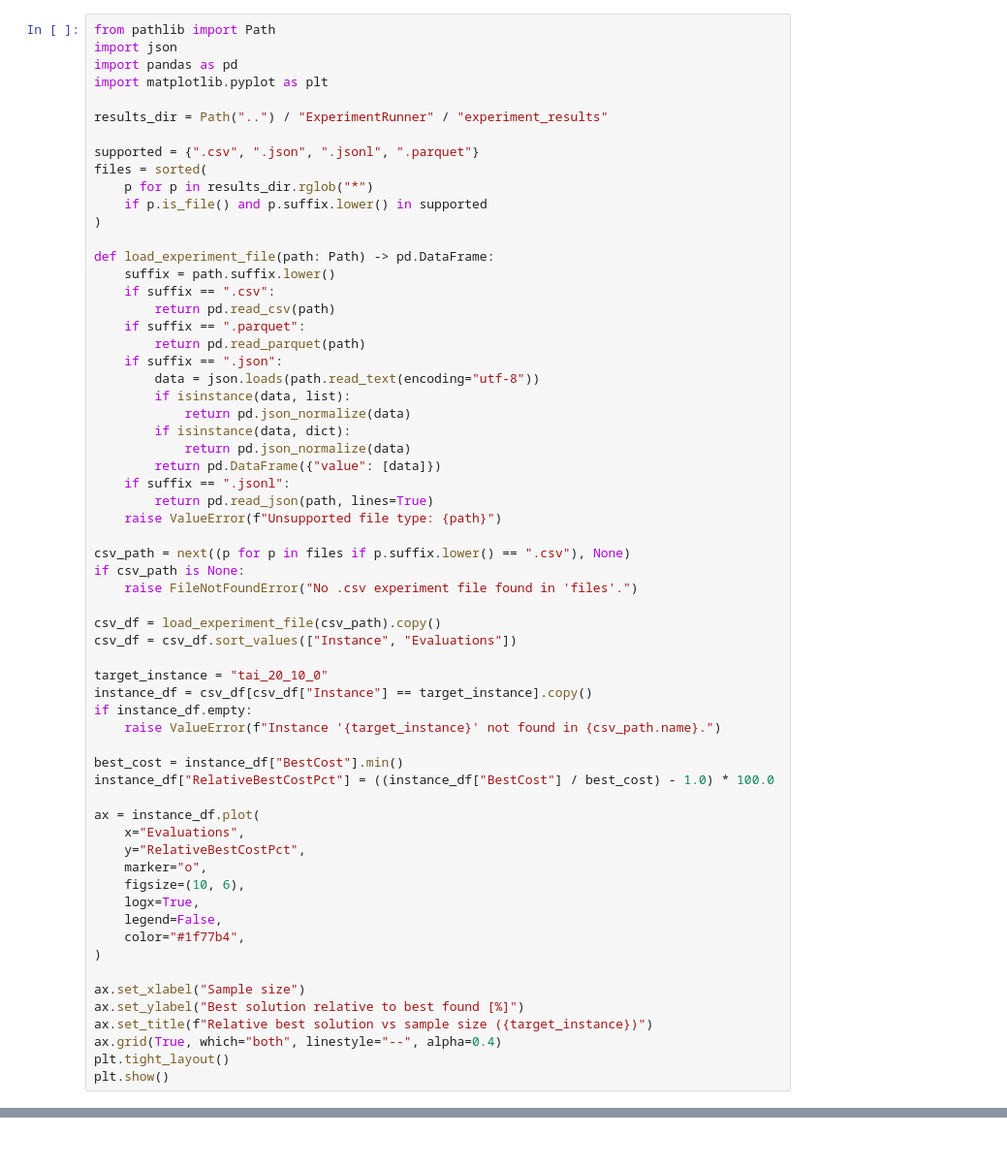
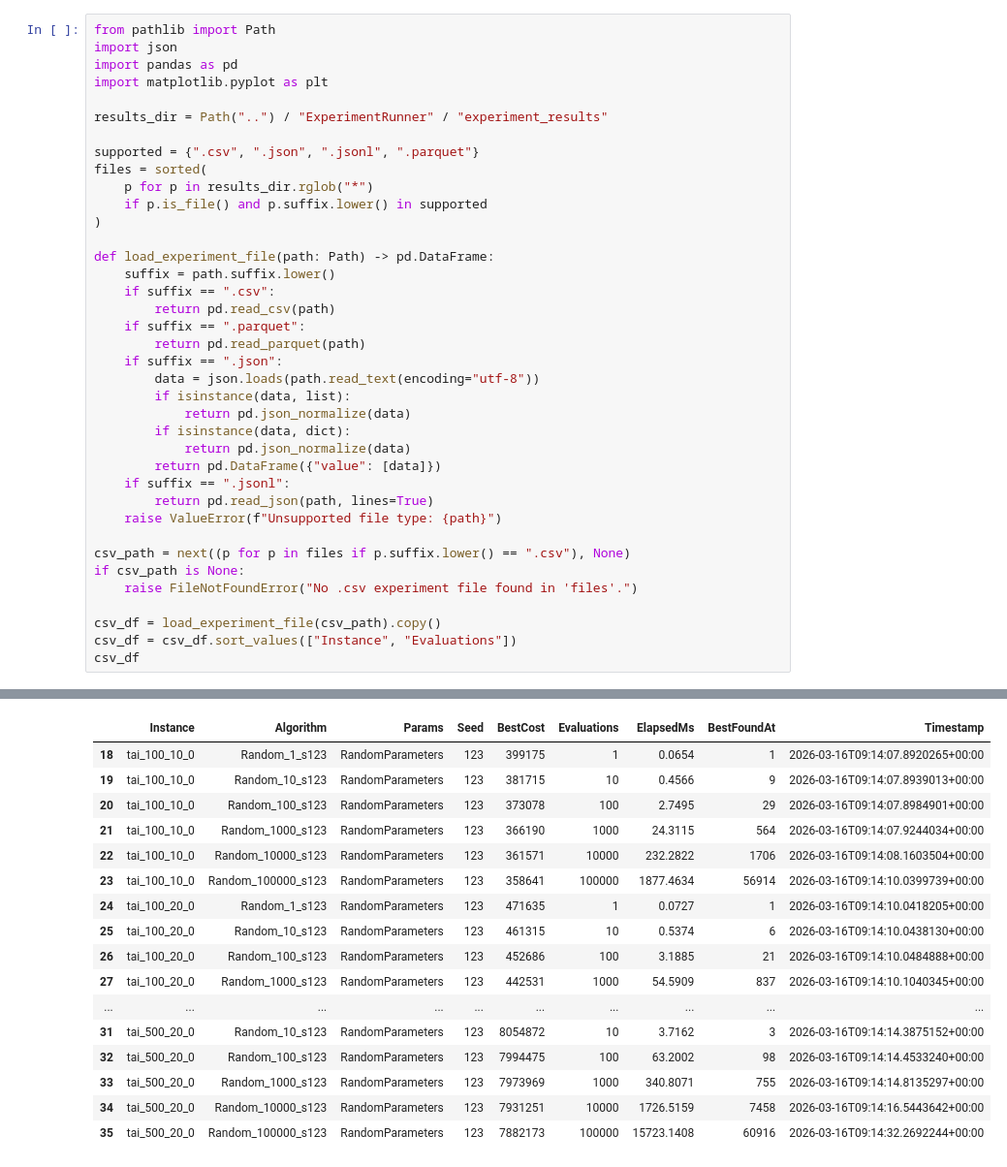
Before and after one commit to CichySA/Optimization_methods, a Jupyter notebook: Analysis/Test.ipynb, the cells around one changed output, grey strips where cells are left out. Shown at 97% size. Cells and saved outputs as stored; diff of their text form.

```diff
--- a/Analysis/Test.ipynb
+++ b/Analysis/Test.ipynb
@@ -35,29 +35,5 @@ if csv_path is None:
 
 csv_df = load_experiment_file(csv_path).copy()
 csv_df = csv_df.sort_values(["Instance", "Evaluations"])
-
-target_instance = "tai_20_10_0"
-instance_df = csv_df[csv_df["Instance"] == target_instance].copy()
-if instance_df.empty:
-    raise ValueError(f"Instance '{target_instance}' not found in {csv_path.name}.")
-
-best_cost = instance_df["BestCost"].min()
-instance_df["RelativeBestCostPct"] = ((instance_df["BestCost"] / best_cost) - 1.0) * 100.0
-
-ax = instance_df.plot(
-    x="Evaluations",
-    y="RelativeBestCostPct",
-    marker="o",
-    figsize=(10, 6),
-    logx=True,
-    legend=False,
-    color="#1f77b4",
-)
-
-ax.set_xlabel("Sample size")
-ax.set_ylabel("Best solution relative to best found [%]")
-ax.set_title(f"Relative best solution vs sample size ({target_instance})")
-ax.grid(True, which="both", linestyle="--", alpha=0.4)
-plt.tight_layout()
-plt.show()
+csv_df
 # %% [output]
@@ -64,0 +40,17 @@ plt.show()
+|  | Instance | Algorithm | Params | Seed | BestCost | Evaluations | ElapsedMs | BestFoundAt | Timestamp |
+| 18 | tai_100_10_0 | Random_1_s123 | RandomParameters | 123 | 399175 | 1 | 0.0654 | 1 | 2026-03-16T09:14:07.8920265+00:00 |
+| 19 | tai_100_10_0 | Random_10_s123 | RandomParameters | 123 | 381715 | 10 | 0.4566 | 9 | 2026-03-16T09:14:07.8939013+00:00 |
+| 20 | tai_100_10_0 | Random_100_s123 | RandomParameters | 123 | 373078 | 100 | 2.7495 | 29 | 2026-03-16T09:14:07.8984901+00:00 |
+| 21 | tai_100_10_0 | Random_1000_s123 | RandomParameters | 123 | 366190 | 1000 | 24.3115 | 564 | 2026-03-16T09:14:07.9244034+00:00 |
+| 22 | tai_100_10_0 | Random_10000_s123 | RandomParameters | 123 | 361571 | 10000 | 232.2822 | 1706 | 2026-03-16T09:14:08.1603504+00:00 |
+| 23 | tai_100_10_0 | Random_100000_s123 | RandomParameters | 123 | 358641 | 100000 | 1877.4634 | 56914 | 2026-03-16T09:14:10.0399739+00:00 |
+| 24 | tai_100_20_0 | Random_1_s123 | RandomParameters | 123 | 471635 | 1 | 0.0727 | 1 | 2026-03-16T09:14:10.0418205+00:00 |
+| 25 | tai_100_20_0 | Random_10_s123 | RandomParameters | 123 | 461315 | 10 | 0.5374 | 6 | 2026-03-16T09:14:10.0438130+00:00 |
+| 26 | tai_100_20_0 | Random_100_s123 | RandomParameters | 123 | 452686 | 100 | 3.1885 | 21 | 2026-03-16T09:14:10.0484888+00:00 |
+| 27 | tai_100_20_0 | Random_1000_s123 | RandomParameters | 123 | 442531 | 1000 | 54.5909 | 837 | 2026-03-16T09:14:10.1040345+00:00 |
+| ... | ... | ... | ... | ... | ... | ... | ... | ... | ... |
+| 31 | tai_500_20_0 | Random_10_s123 | RandomParameters | 123 | 8054872 | 10 | 3.7162 | 3 | 2026-03-16T09:14:14.3875152+00:00 |
+| 32 | tai_500_20_0 | Random_100_s123 | RandomParameters | 123 | 7994475 | 100 | 63.2002 | 98 | 2026-03-16T09:14:14.4533240+00:00 |
+| 33 | tai_500_20_0 | Random_1000_s123 | RandomParameters | 123 | 7973969 | 1000 | 340.8071 | 755 | 2026-03-16T09:14:14.8135297+00:00 |
+| 34 | tai_500_20_0 | Random_10000_s123 | RandomParameters | 123 | 7931251 | 10000 | 1726.5159 | 7458 | 2026-03-16T09:14:16.5443642+00:00 |
+| 35 | tai_500_20_0 | Random_100000_s123 | RandomParameters | 123 | 7882173 | 100000 | 15723.1408 | 60916 | 2026-03-16T09:14:32.2692244+00:00 |
```
Also changed, not shown: parts of 2 cells of this notebook, 4 other files.
